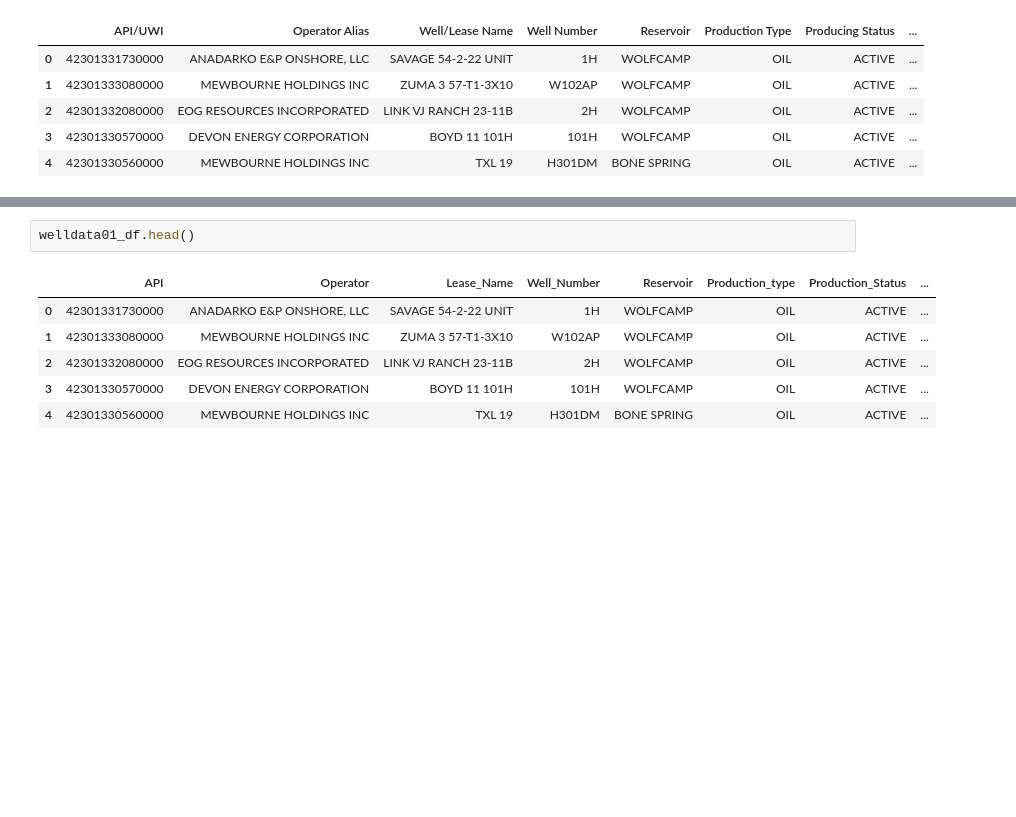
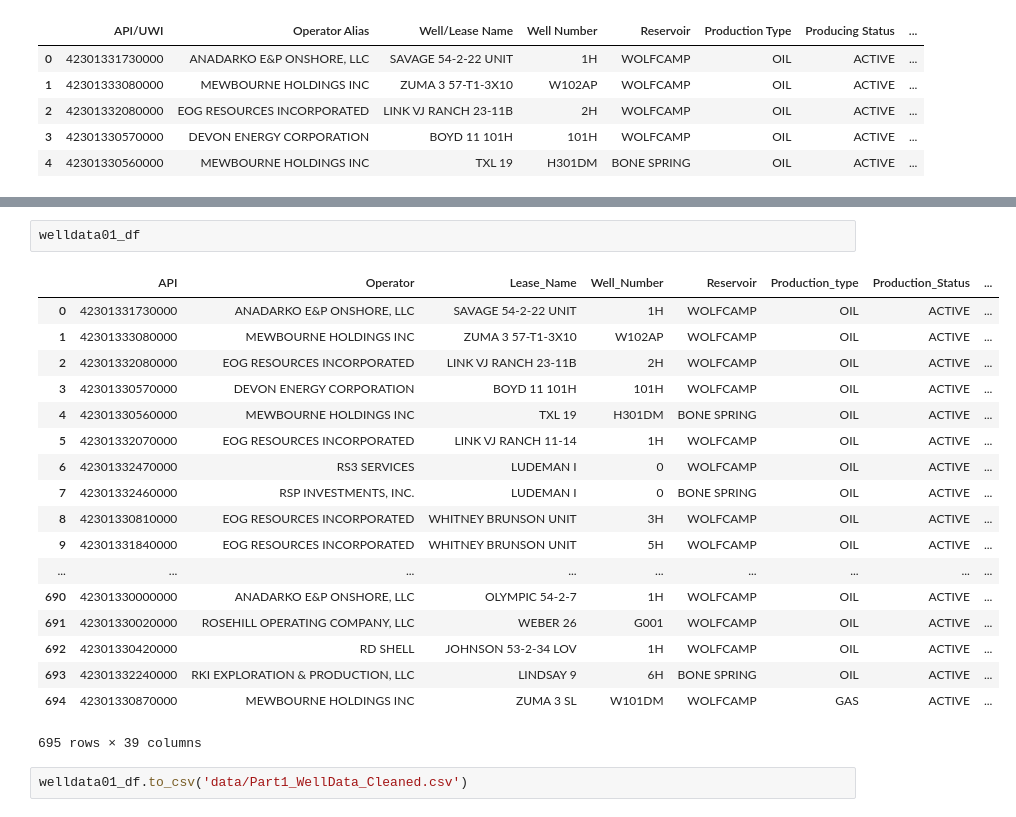
Before and after one commit to fractalss/Well-Quakes-Project, a Jupyter notebook: data_cleaning.ipynb, the cells around one changed output, grey strips where cells are left out. Drawn from its saved outputs; the diff is of its cells as text; blank space fills up the shorter version.

Commit message:
part1_WellData_cleaned

```diff
--- a/data_cleaning.ipynb
+++ b/data_cleaning.ipynb
@@ -83,9 +73,23 @@ welldata01_df.rename(columns={
 # %%
-welldata01_df.head()
+welldata01_df
 # %% [output]
 |  | API | Operator | Lease_Name | Well_Number | Reservoir | Production_type | Production_Status | ... |
 | 0 | 42301331730000 | ANADARKO E&P ONSHORE, LLC | SAVAGE 54-2-22 UNIT | 1H | WOLFCAMP | OIL | ACTIVE | ... |
 | 1 | 42301333080000 | MEWBOURNE HOLDINGS INC | ZUMA 3 57-T1-3X10 | W102AP | WOLFCAMP | OIL | ACTIVE | ... |
 | 2 | 42301332080000 | EOG RESOURCES INCORPORATED | LINK VJ RANCH 23-11B | 2H | WOLFCAMP | OIL | ACTIVE | ... |
 | 3 | 42301330570000 | DEVON ENERGY CORPORATION | BOYD 11 101H | 101H | WOLFCAMP | OIL | ACTIVE | ... |
 | 4 | 42301330560000 | MEWBOURNE HOLDINGS INC | TXL 19 | H301DM | BONE SPRING | OIL | ACTIVE | ... |
+| 5 | 42301332070000 | EOG RESOURCES INCORPORATED | LINK VJ RANCH 11-14 | 1H | WOLFCAMP | OIL | ACTIVE | ... |
+| 6 | 42301332470000 | RS3 SERVICES | LUDEMAN I | 0 | WOLFCAMP | OIL | ACTIVE | ... |
+| 7 | 42301332460000 | RSP INVESTMENTS, INC. | LUDEMAN I | 0 | BONE SPRING | OIL | ACTIVE | ... |
+| 8 | 42301330810000 | EOG RESOURCES INCORPORATED | WHITNEY BRUNSON UNIT | 3H | WOLFCAMP | OIL | ACTIVE | ... |
+| 9 | 42301331840000 | EOG RESOURCES INCORPORATED | WHITNEY BRUNSON UNIT | 5H | WOLFCAMP | OIL | ACTIVE | ... |
+| ... | ... | ... | ... | ... | ... | ... | ... | ... |
+| 690 | 42301330000000 | ANADARKO E&P ONSHORE, LLC | OLYMPIC 54-2-7 | 1H | WOLFCAMP | OIL | ACTIVE | ... |
+| 691 | 42301330020000 | ROSEHILL OPERATING COMPANY, LLC | WEBER 26 | G001 | WOLFCAMP | OIL | ACTIVE | ... |
+| 692 | 42301330420000 | RD SHELL | JOHNSON 53-2-34 LOV | 1H | WOLFCAMP | OIL | ACTIVE | ... |
+| 693 | 42301332240000 | RKI EXPLORATION & PRODUCTION, LLC | LINDSAY 9 | 6H | BONE SPRING | OIL | ACTIVE | ... |
+| 694 | 42301330870000 | MEWBOURNE HOLDINGS INC | ZUMA 3 SL | W101DM | WOLFCAMP | GAS | ACTIVE | ... |
+695 rows × 39 columns
+# %%
+welldata01_df.to_csv('data/Part1_WellData_Cleaned.csv')
```
Also changed, not shown: parts of 2 cells of this notebook, 2 other files.
